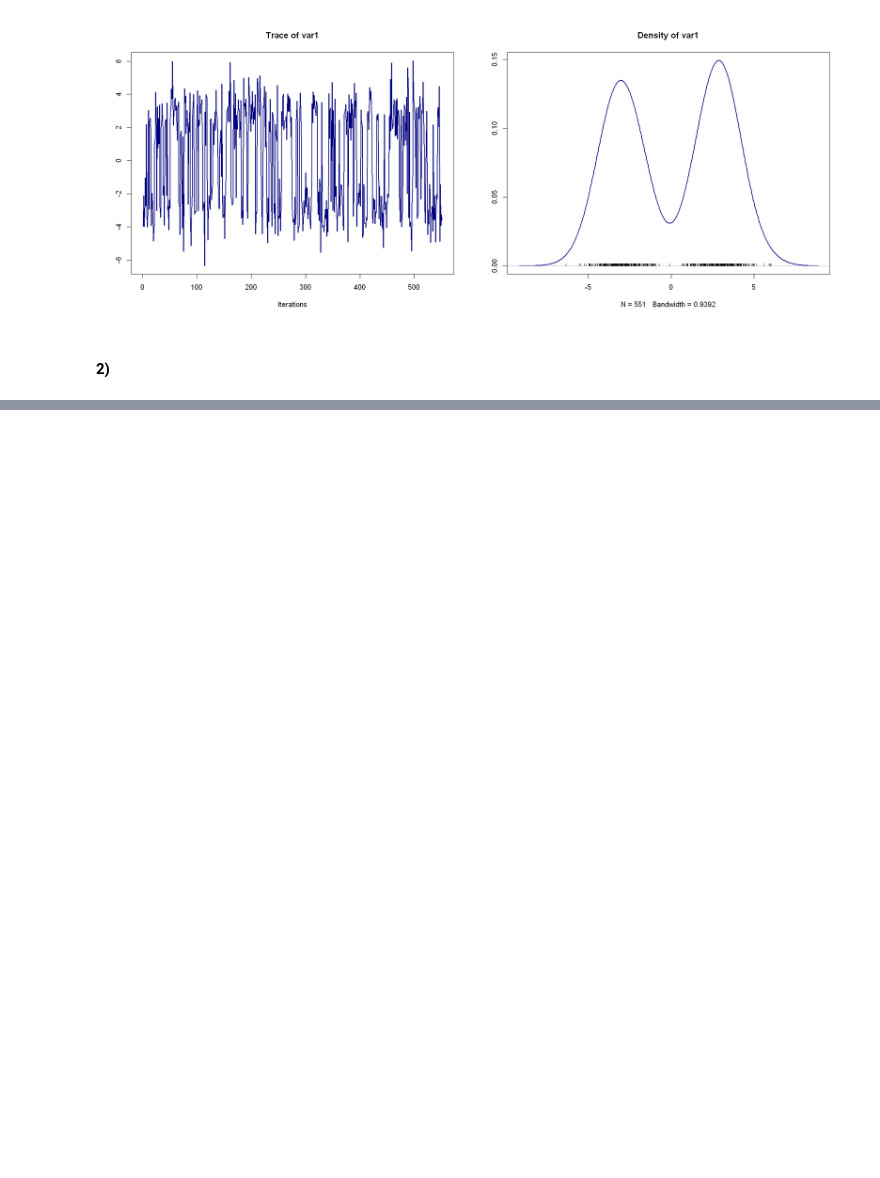
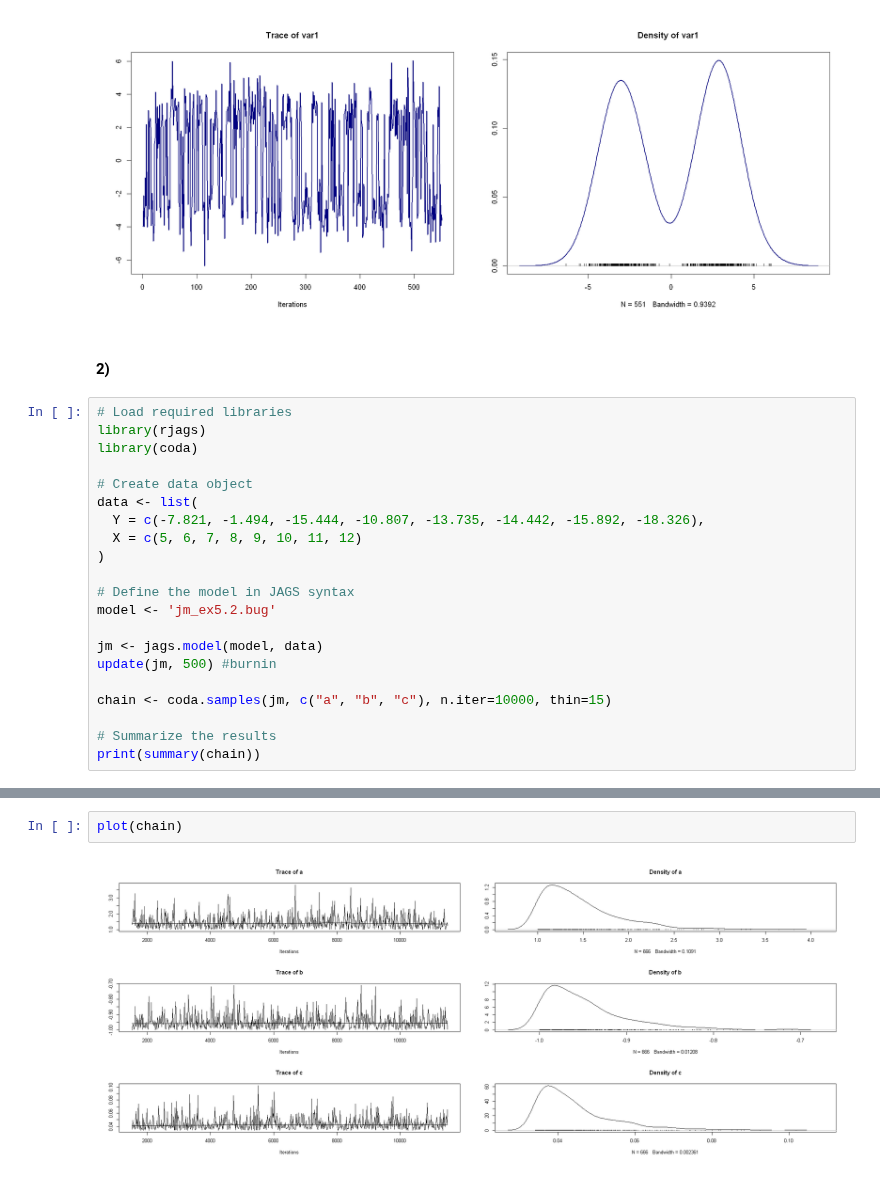
Before and after one commit to Berto70/advstat, a Jupyter notebook: ex5/Bertinelli_Gabriele_Rlab05.ipynb, the cells around one changed output, grey strips where cells are left out. Saved outputs shown, nothing was run; the diff lists cells and outputs as text; blank space fills up the shorter version.

```diff
--- a/ex5/Bertinelli_Gabriele_Rlab05.ipynb
+++ b/ex5/Bertinelli_Gabriele_Rlab05.ipynb
@@ -307,3 +307,24 @@ plot(best.mcmc, col='navy', lwd=2)
 [figure]
 # %% [markdown]
 #### 2)
+# %%
+# Load required libraries
+library(rjags)
+library(coda)
+
+# Create data object
+data <- list(
+  Y = c(-7.821, -1.494, -15.444, -10.807, -13.735, -14.442, -15.892, -18.326),
+  X = c(5, 6, 7, 8, 9, 10, 11, 12)
+)
+
+# Define the model in JAGS syntax
+model <- 'jm_ex5.2.bug'
+
+jm <- jags.model(model, data)
+update(jm, 500) #burnin
+
+chain <- coda.samples(jm, c("a", "b", "c"), n.iter=10000, thin=15)
+
+# Summarize the results
+print(summary(chain))
@@ -309,0 +349,4 @@ plot(best.mcmc, col='navy', lwd=2)
+# %%
+plot(chain)
+# %% [output]
+[figure, added]
```
Also changed, not shown: parts of 6 cells of this notebook.
